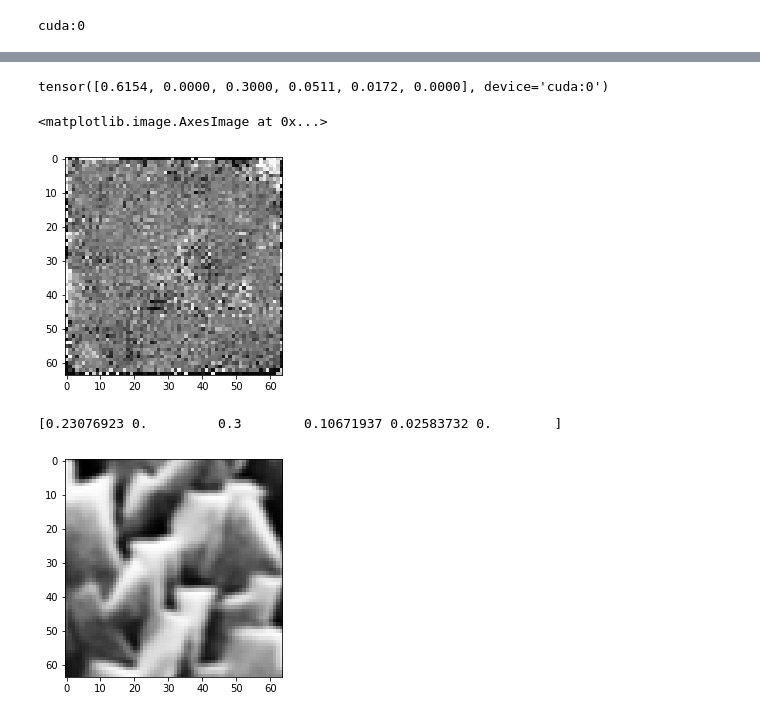
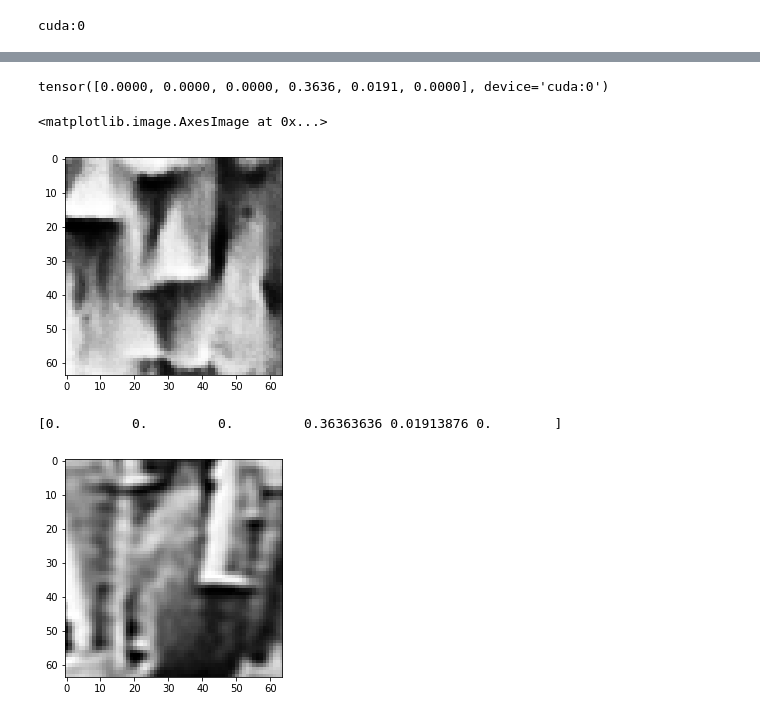
Before and after one commit to Tyrion58/SZD_image_generate, a Jupyter notebook: GAN.ipynb, the cells around one changed output, grey strips where cells are left out. Drawn from its saved outputs; the diff is of its cells as text; code cells hidden in the pictures.

```diff
--- a/GAN.ipynb
+++ b/GAN.ipynb
@@ -610,7 +611,7 @@ G.eval()
 x = torch.randn(1,100).to(device)
 # y = YS_scaled[360].astype(float)
 
-y = YS_scaled[8000]
+y = YS_scaled[7500]
 y = torch.from_numpy(y).float().to(device)
 with torch.no_grad():
     out = G(x, y)
@@ -619,13 +620,13 @@ out = (out + 1) / 2.0
 print(y)
 plt.imshow(out.cpu()[0, 0, :, :],cmap='gray')
 # %% [output]
-tensor([0.6154, 0.0000, 0.3000, 0.0511, 0.0172, 0.0000], device='cuda:0')
+tensor([0.0000, 0.0000, 0.0000, 0.3636, 0.0191, 0.0000], device='cuda:0')
 <matplotlib.image.AxesImage at 0x...>
-[figure, old version]
+[figure, new version]
 # %%
-plt.imshow(XS[2000, 0, :, :], cmap='gray')
-print(YS_scaled[3000])
+plt.imshow(XS[7500, 0, :, :], cmap='gray')
+print(YS_scaled[7500])
 # %% [output]
-[0.23076923 0.         0.3        0.10671937 0.02583732 0.        ]
+[0.         0.         0.         0.36363636 0.01913876 0.        ]
-[figure, old version]
+[figure, new version]
 # %%
```
Also changed, not shown: parts of 11 cells of this notebook, 1 other file.
